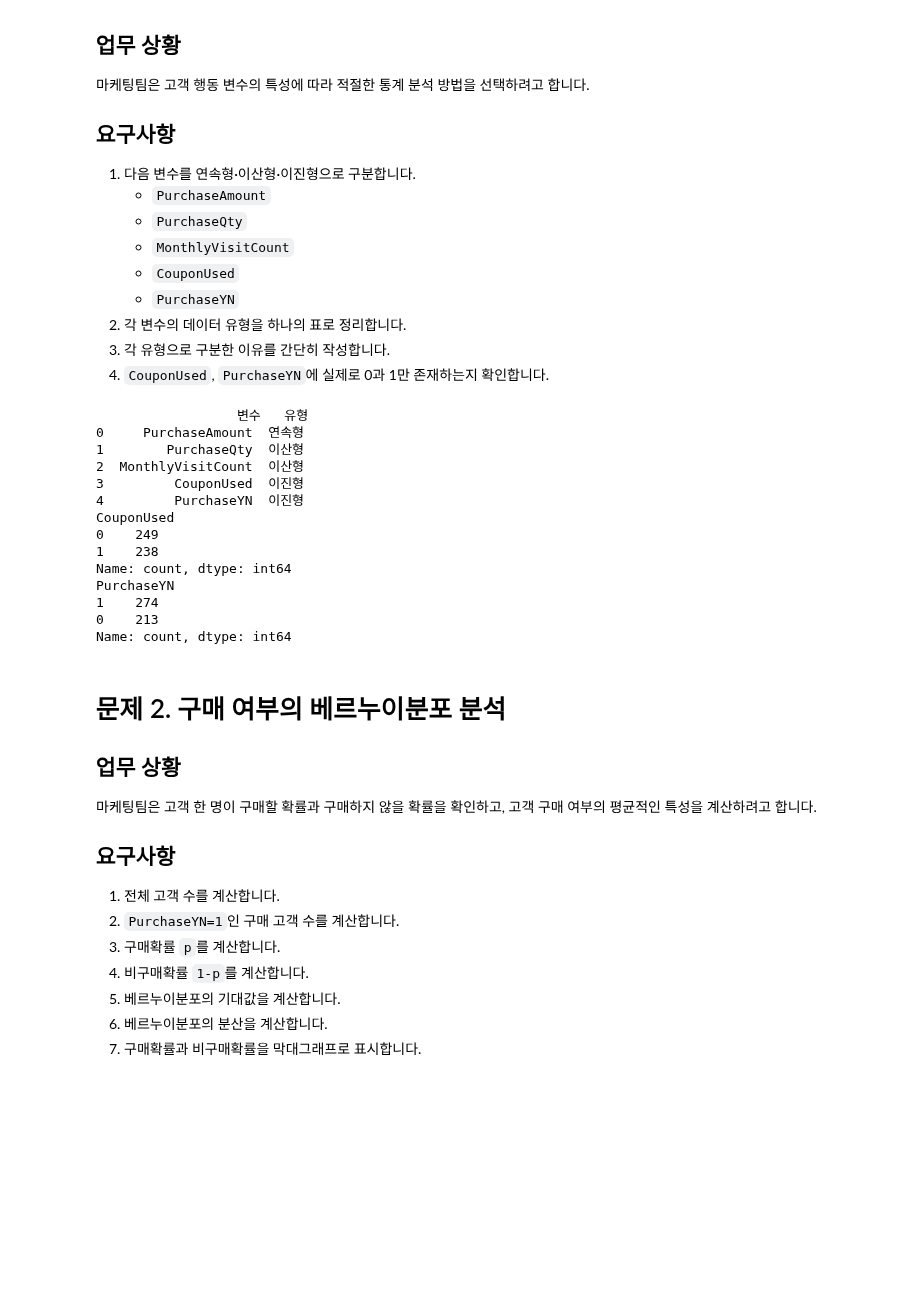
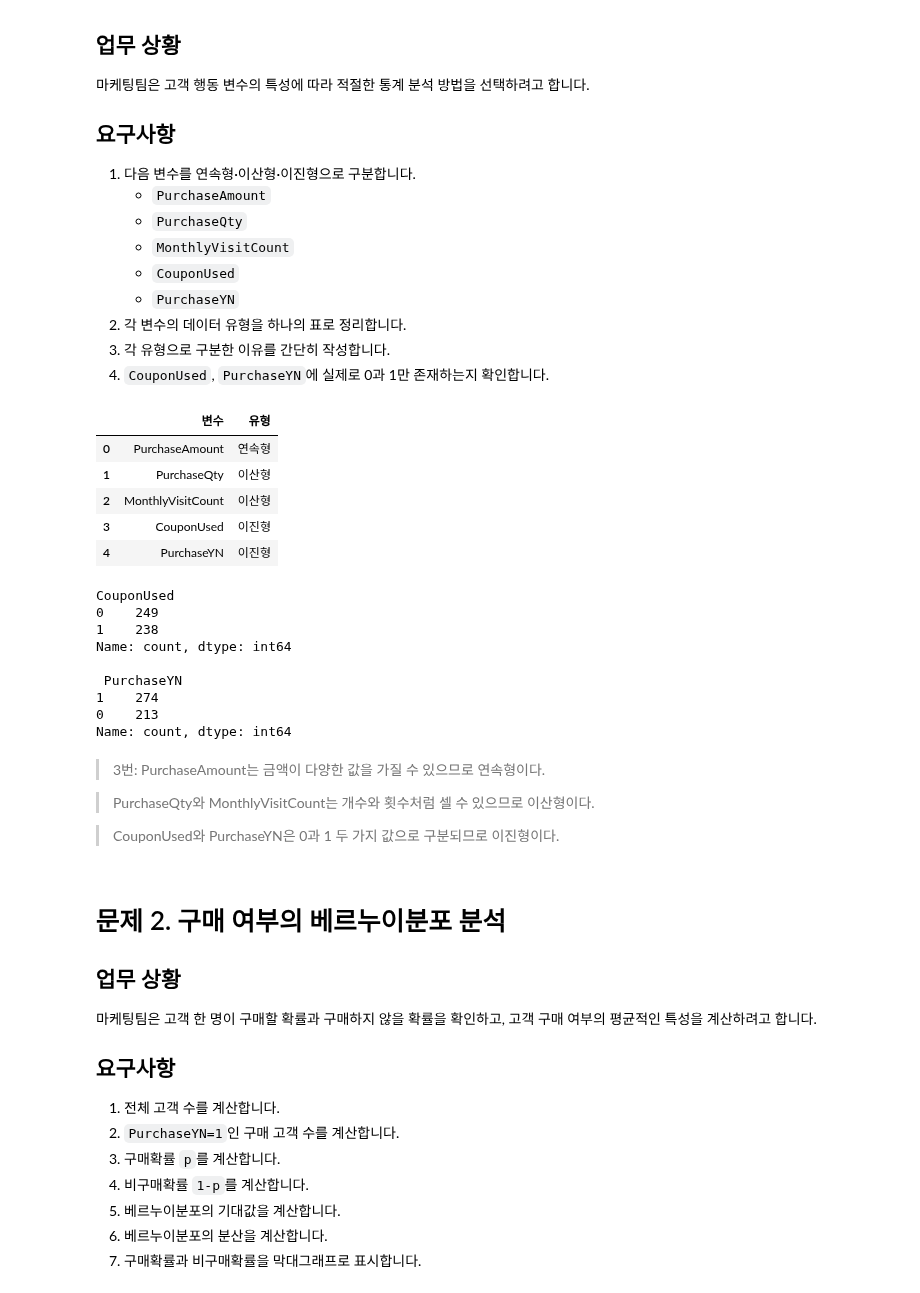
Before and after one commit to das46578/Kant_DS, a Jupyter notebook: 기초통계/Part5_고객구매여부_확률분포분석_실습.ipynb, the cells around one changed output. Drawn from its saved outputs; the diff is of its cells as text; code cells hidden in the pictures; blank space fills up the shorter version.

```diff
--- a/기초통계/Part5_고객구매여부_확률분포분석_실습.ipynb
+++ b/기초통계/Part5_고객구매여부_확률분포분석_실습.ipynb
@@ -91,29 +91,35 @@ probability_df[probability_columns].head()
 # %%
 # 문제 1 코드를 작성하세요.
 variable_type = pd.DataFrame({
     "변수": ["PurchaseAmount", "PurchaseQty", "MonthlyVisitCount", "CouponUsed", "PurchaseYN"],
     "유형": ["연속형", "이산형", "이산형", "이진형", "이진형"]
 })
 
-print(variable_type)
-
+display(variable_type)
 print(probability_df["CouponUsed"].value_counts())
-print(probability_df["PurchaseYN"].value_counts())
+print("\n", probability_df["PurchaseYN"].value_counts())
 # %% [output]
+|  | 변수 | 유형 |
+| 0 | PurchaseAmount | 연속형 |
+| 1 | PurchaseQty | 이산형 |
+| 2 | MonthlyVisitCount | 이산형 |
+| 3 | CouponUsed | 이진형 |
+| 4 | PurchaseYN | 이진형 |
-                  변수   유형
-0     PurchaseAmount  연속형
-1        PurchaseQty  이산형
-2  MonthlyVisitCount  이산형
-3         CouponUsed  이진형
-4         PurchaseYN  이진형
 CouponUsed
 0    249
 1    238
 Name: count, dtype: int64
-PurchaseYN
+
+ PurchaseYN
 1    274
 0    213
 Name: count, dtype: int64
+# %% [markdown]
+>3번: PurchaseAmount는 금액이 다양한 값을 가질 수 있으므로 연속형이다.
+
+>PurchaseQty와 MonthlyVisitCount는 개수와 횟수처럼 셀 수 있으므로 이산형이다.
+
+>CouponUsed와 PurchaseYN은 0과 1 두 가지 값으로 구분되므로 이진형이다.
 # %% [markdown]
 # 문제 2. 구매 여부의 베르누이분포 분석
 
```
